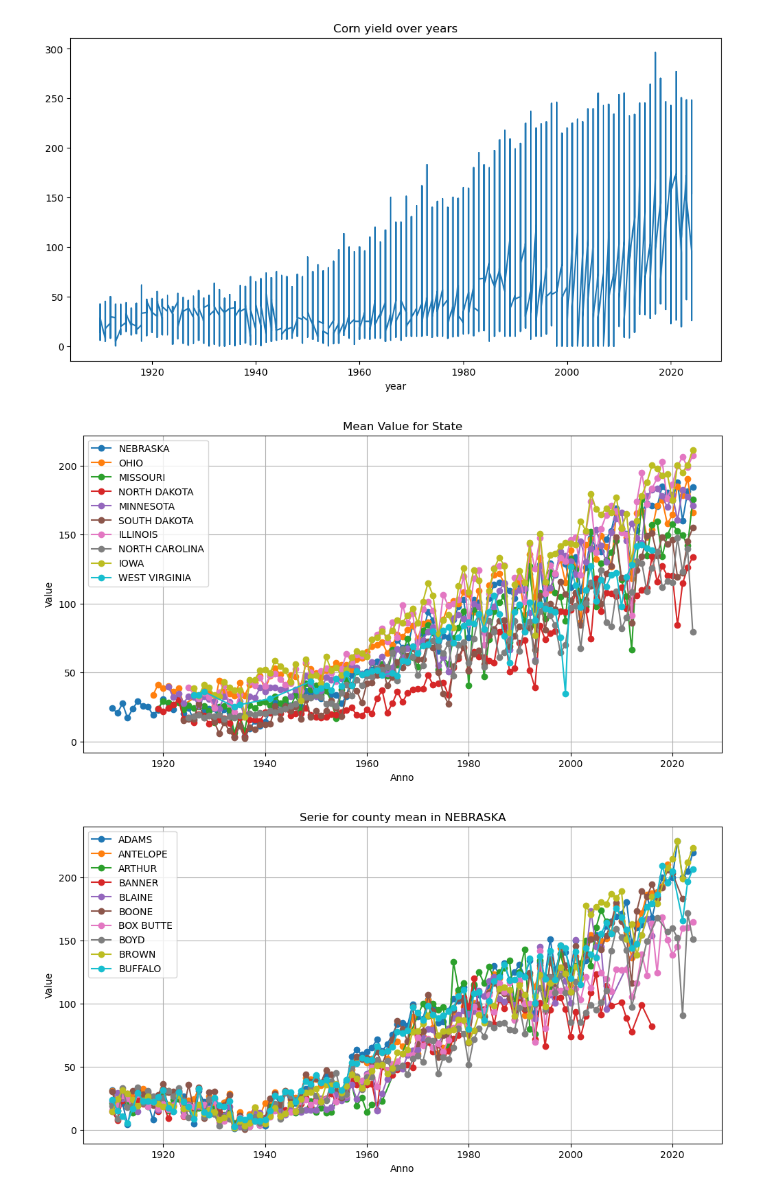
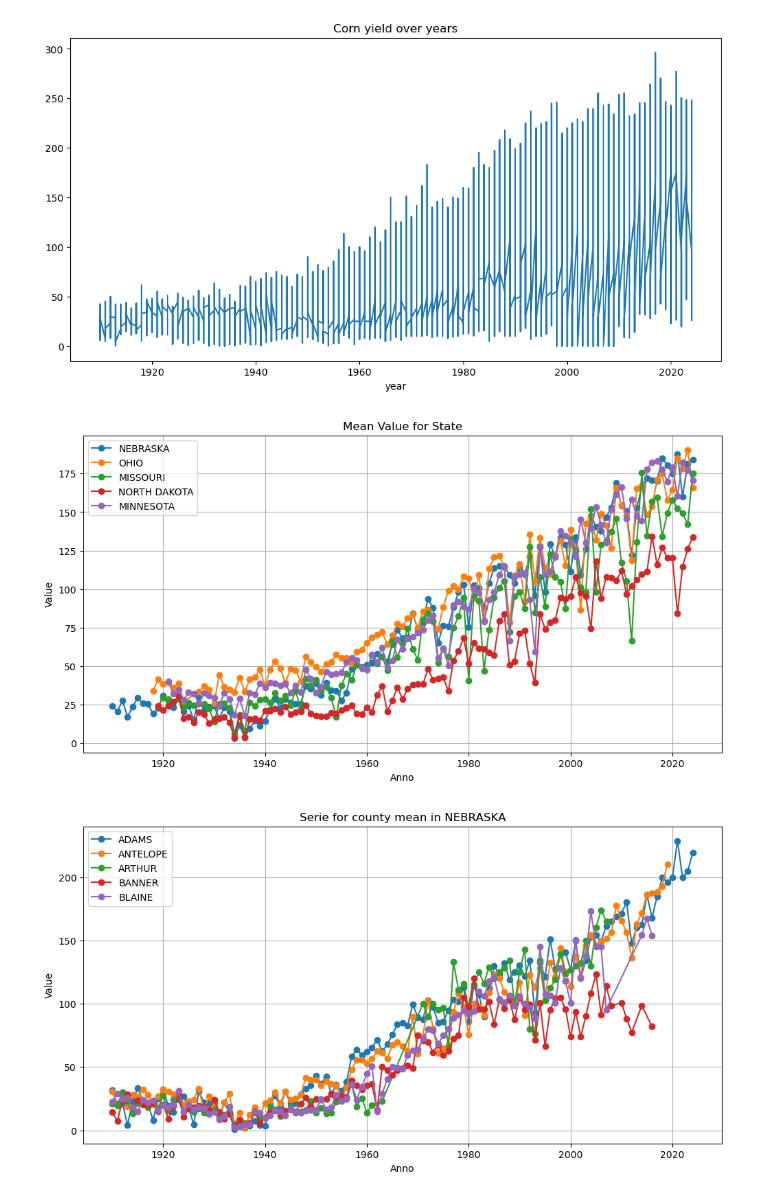
Before and after one commit to AntonioDonnangelo/Predicting-2024-US-Corn-Yield, a Jupyter notebook: Predicting_2024_US_Corn_Yield.ipynb, the cells around one changed output. Cells and saved outputs as stored; diff of their text form; code cells hidden in the pictures.

```diff
--- a/Predicting_2024_US_Corn_Yield.ipynb
+++ b/Predicting_2024_US_Corn_Yield.ipynb
@@ -262,30 +297,30 @@ plt.show()
 # %%
 # Series for state
 state_time_series = df.groupby(['year', 'state_name'])['Value'].mean().reset_index()
 
 # Graph for the firts 10 states
-states_to_plot = state_time_series['state_name'].unique()[:10]
+states_to_plot = state_time_series['state_name'].unique()[:5]
 
 plt.figure(figsize=(12, 6))
 for state in states_to_plot:
     data = state_time_series[state_time_series['state_name'] == state]
     plt.plot(data['year'], data['Value'], marker='o', label=state)
 
 plt.title("Mean Value for State")
 plt.xlabel("Anno")
 plt.ylabel("Value")
 plt.legend()
 plt.grid(True)
 plt.show()
 # %% [output]
-[figure, old version]
+[figure, new version]
 # %%
 # Serie for county in a specific state
 state_example = 'NEBRASKA'
 county_time_series = df[df['state_name'] == state_example].groupby(['year', 'county_name'])['Value'].mean().reset_index()
 
 # Selezioniamo alcuni county per il grafico (massimo 5)
-counties_to_plot = county_time_series['county_name'].unique()[:10]
+counties_to_plot = county_time_series['county_name'].unique()[:5]
 
 plt.figure(figsize=(12, 6))
 for county in counties_to_plot:
@@ -299,4 +334,4 @@ plt.legend()
 plt.grid(True)
 plt.show()
 # %% [output]
-[figure, old version]
+[figure, new version]
```
Also changed, not shown: parts of 17 cells of this notebook, 2 other files.
